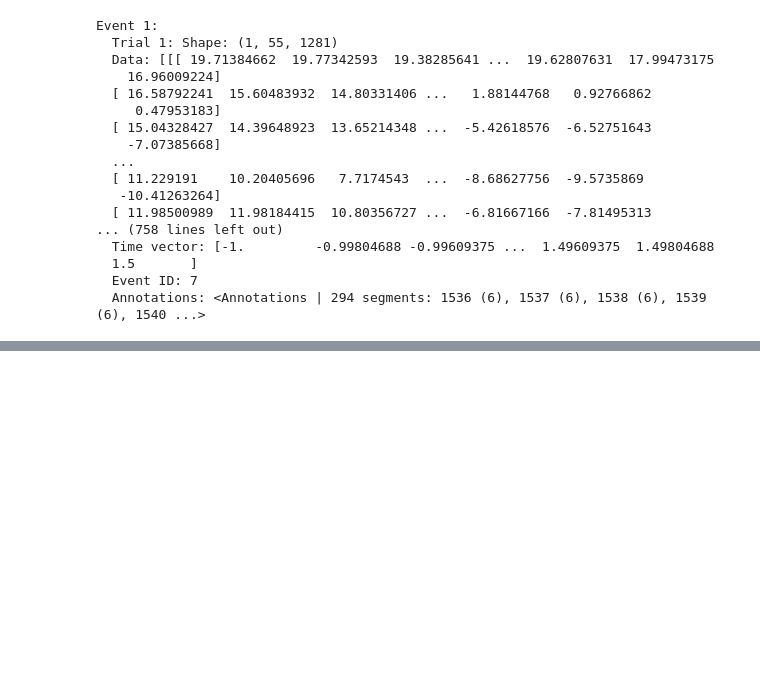
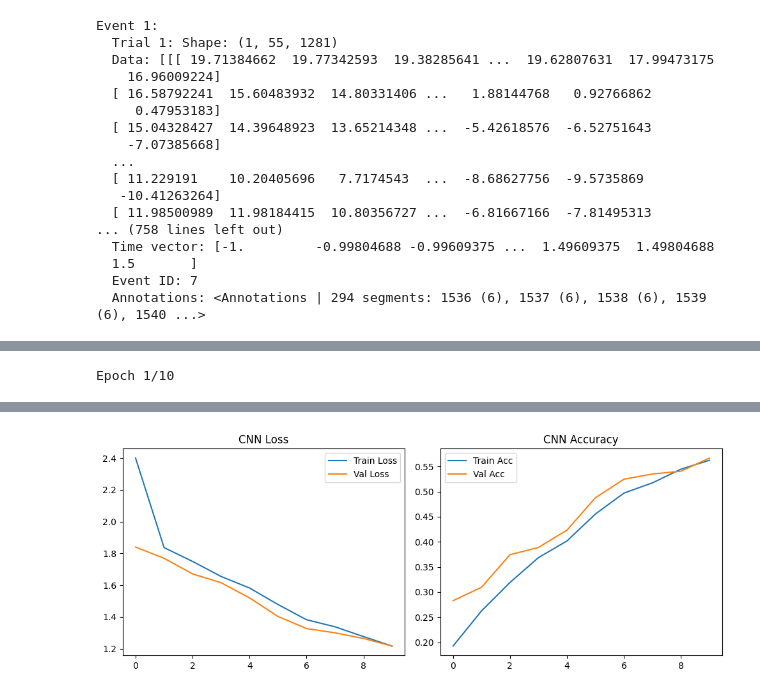
Before and after one commit to Imrann-Khan/EEG_Classifications, a Jupyter notebook: analysis.ipynb, the cells around one changed output, grey strips where cells are left out. Cells and saved outputs as stored; diff of their text form; code cells hidden in the pictures; blank space fills up the shorter version.

```diff
--- a/analysis.ipynb
+++ b/analysis.ipynb
@@ -242,0 +777,75 @@ Event 1:
+# %%
+import numpy as np
+import matplotlib.pyplot as plt
+from tensorflow.keras.models import Sequential
+from tensorflow.keras.layers import Conv1D, MaxPooling1D, Flatten, Dense, Dropout
+from tensorflow.keras.optimizers import Adam
+from sklearn.ensemble import RandomForestClassifier
+from sklearn.metrics import accuracy_score
+
+# ─── Assume sliding windows & splits are done ───────────────────────────────
+# X_train, X_val, X_test: (n_samples, window_size, n_channels)
+# y_train, y_val, y_test: (n_samples,)
+window_size, n_channels = X_train.shape[1], X_train.shape[2]
+n_classes = len(np.unique(y_train))
+
+# ─── 1) Build & train a simple 1D-CNN ──────────────────────────────────────
+model_cnn = Sequential([
+    Conv1D(32, kernel_size=3, activation='relu',
+           input_shape=(window_size, n_channels)),
+    MaxPooling1D(pool_size=2),
+    Conv1D(64, kernel_size=3, activation='relu'),
+    MaxPooling1D(pool_size=2),
+    Flatten(),
+    Dense(128, activation='relu'),
+    Dropout(0.5),
+    Dense(n_classes, activation='softmax')
+])
+model_cnn.compile(
+    optimizer=Adam(1e-3),
+    loss='sparse_categorical_crossentropy',
+    metrics=['accuracy']
+)
+history_cnn = model_cnn.fit(
+    X_train, y_train,
+    validation_data=(X_val, y_val),
+    epochs=10, batch_size=32, verbose=2
+)
+# Evaluate CNN
+loss_cnn, acc_cnn = model_cnn.evaluate(X_test, y_test, verbose=0)
+print(f"CNN Test Loss: {loss_cnn:.4f} | CNN Test Acc: {acc_cnn:.2%}")
+
+# Plot CNN learning curves
+plt.figure(figsize=(10,4))
+plt.subplot(1,2,1)
+plt.plot(history_cnn.history['loss'], label='Train Loss')
+plt.plot(history_cnn.history['val_loss'], label='Val Loss')
+plt.title('CNN Loss'); plt.legend()
+plt.subplot(1,2,2)
+plt.plot(history_cnn.history['accuracy'], label='Train Acc')
+plt.plot(history_cnn.history['val_accuracy'], label='Val Acc')
+plt.title('CNN Accuracy'); plt.legend()
+plt.tight_layout()
+plt.show()
+
+# ─── 2) Train & evaluate Random Forest ─────────────────────────────────────
+X_tr_rf = X_train.reshape(X_train.shape[0], -1)
+X_val_rf= X_val.reshape(X_val.shape[0], -1)
+X_te_rf = X_test.reshape(X_test.shape[0], -1)
+
+rf = RandomForestClassifier(n_estimators=100, random_state=42)
+rf.fit(X_tr_rf, y_train)
+y_val_pred = rf.predict(X_val_rf)
+y_test_pred = rf.predict(X_te_rf)
+
+val_acc_rf = accuracy_score(y_val, y_val_pred)
+test_acc_rf = accuracy_score(y_test, y_test_pred)
+print(f"RF Val Acc: {val_acc_rf:.2%} | RF Test Acc: {test_acc_rf:.2%}")
+
+# ─── 3) Summary of comparison ───────────────────────────────────────────────
+print("\nModel Comparison:")
+print(f"LSTM Test Acc: {test_acc:.2%}")  # from previous LSTM run
+print(f"CNN  Test Acc: {acc_cnn:.2%}")
+print(f"RF   Test Acc: {test_acc_rf:.2%}")
+# %% [output]
+Epoch 1/10
@@ -242,0 +872 @@ Event 1:
+[figure, added]
```
Also changed, not shown: parts of 16 cells of this notebook, 1 other file.
